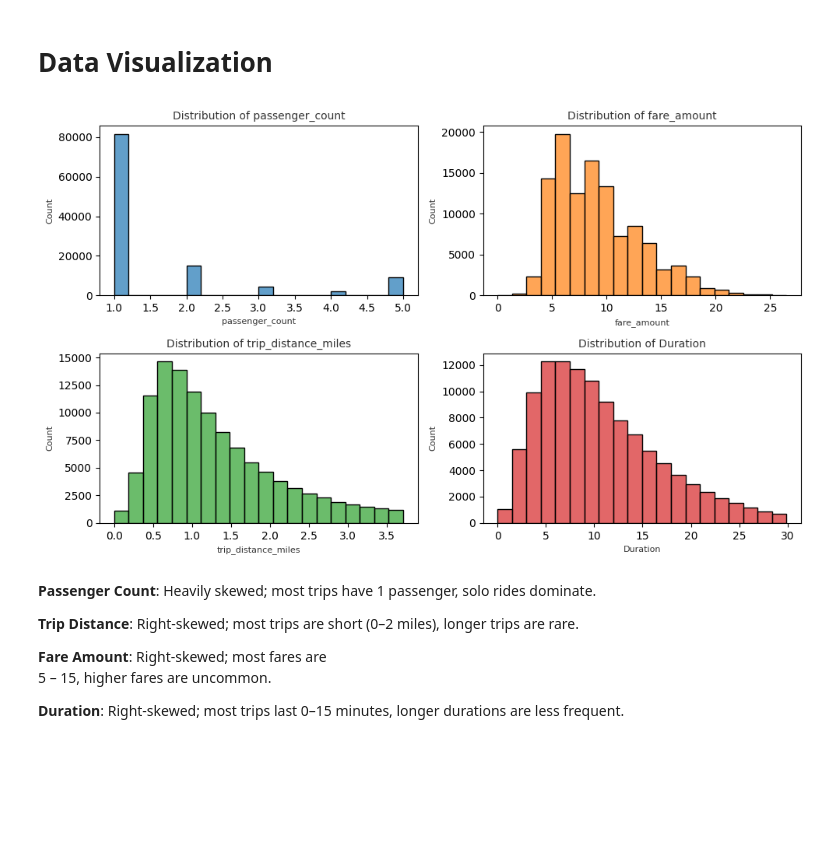
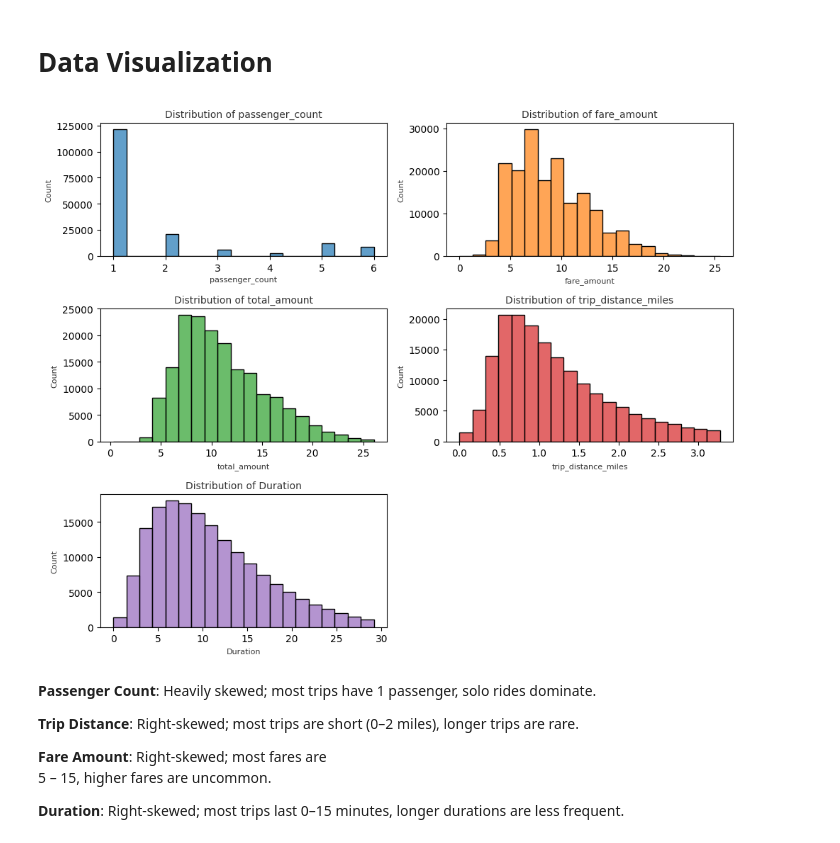
Before and after one commit to ArunK-ML/Project---TripFare-Predicting-Urban-Taxi-Fare-with-Machine-Learning, a Jupyter notebook: Taxi_trip_Finalone_again try.ipynb, the cells around one changed output. Drawn from its saved outputs; the diff is of its cells as text; code cells hidden in the pictures; blank space fills up the shorter version.

```diff
--- a/Taxi_trip_Finalone_again try.ipynb
+++ b/Taxi_trip_Finalone_again try.ipynb
@@ -510 +506,3 @@ df=df[df['payment_type']<3]
+# %%
+df_filter=df_filter[df_filter['payment_type']<3]
 # %%
@@ -514,5 +512,5 @@ df.shape
 # %%
-df['payment_type'].replace([1,2,3],['Card','Cash',"other"],inplace=True)
+df_filter['payment_type'].replace([1,2,3],['Card','Cash',"other"],inplace=True)
 # %% [output]
 The behavior will change in pandas 3.0. This inplace method will never work because the intermediate object on which we are setting values always behaves as a copy.
 
@@ -601,10 +623,10 @@ Two methods to remove outliers:
 Z-score
 Interquartile Range (IQR) I prefer using IQR due to the non-normal distribution of the data.
 # %%
-for col in ['fare_amount','Duration','trip_distance_miles']:
-    q1=df[col].quantile(0.25)
-    q3=df[col].quantile(0.75)
+for col in ['fare_amount','total_amount','Duration','trip_distance_miles']:
+    q1=df_filter[col].quantile(0.25)
+    q3=df_filter[col].quantile(0.75)
     IQR=q3-q1
     Lower_bound=q1-(1.5*IQR)
     upper_bound=q3+(1.5*IQR)
-    df=df[(df[col]>=Lower_bound) & (df[col]<=upper_bound)]
+    df_filter = df_filter[(df_filter[col]>=Lower_bound) & (df_filter[col]<=upper_bound)]
@@ -769,23 +809,23 @@ T-statistics: -31.664022598480305 and P-value: 1.4385057784517092e-218
 # **Data Visualization**
 # %%
 # define colors
-colors = ['#1f77b4', '#ff7f0e', '#2ca02c', '#d62728']  # Blue, Orange, Green, Red
+colors = ['#1f77b4', '#ff7f0e', '#2ca02c', '#d62728', '#9467bd', '#8c564b']  # Blue, Orange, Green, Red, Purple, Brown
 
-plt.figure(figsize=(10, 6)) # size figure
+plt.figure(figsize=(10, 8)) # size figure
 
 # loop over each column to draw
-numerical_cols = df.select_dtypes(include=np.number).columns
+numerical_cols = df_filter.select_dtypes(include=np.number).columns
 for i, col in enumerate(numerical_cols):
-    plt.subplot(2, 2, i+1)  # (row, col, #plot)
-    sns.histplot(df[col], bins=20, color=colors[i], alpha=0.7) # histogram
+    plt.subplot(3, 2, i+1)  # (row, col, #plot) - Changed to 3 rows to accommodate all columns
+    sns.histplot(df_filter[col], bins=20, color=colors[i], alpha=0.7) # histogram
     plt.title(f'Distribution of {col}', fontsize=10, color='#333333')
     plt.xlabel(col, fontsize=8, color='#333333')
     plt.ylabel('Count', fontsize=8, color='#333333')
 
 plt.tight_layout()
 plt.show()
 # %% [output]
-[figure, old version]
+[figure, new version]
 # %% [markdown]
 **Passenger Count**: Heavily skewed; most trips have 1 passenger, solo rides dominate.
 
```
Also changed, not shown: parts of 35 cells of this notebook.
